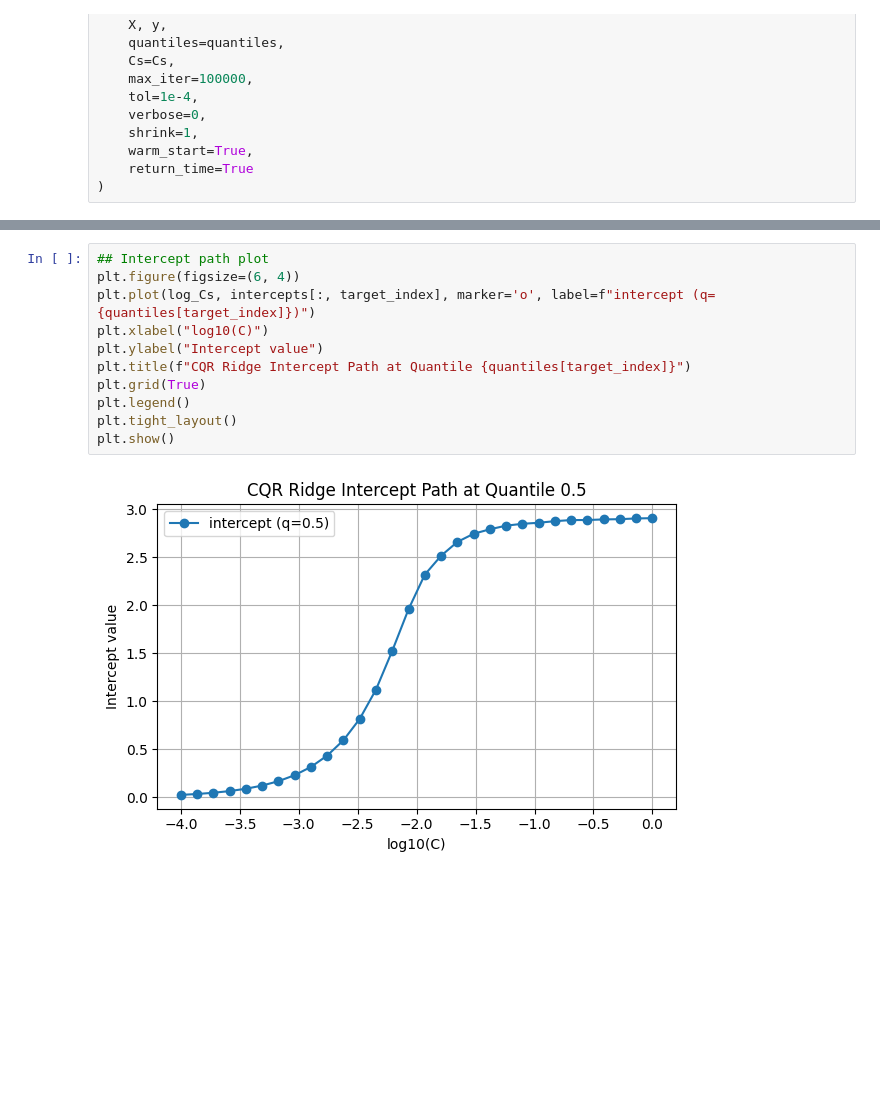
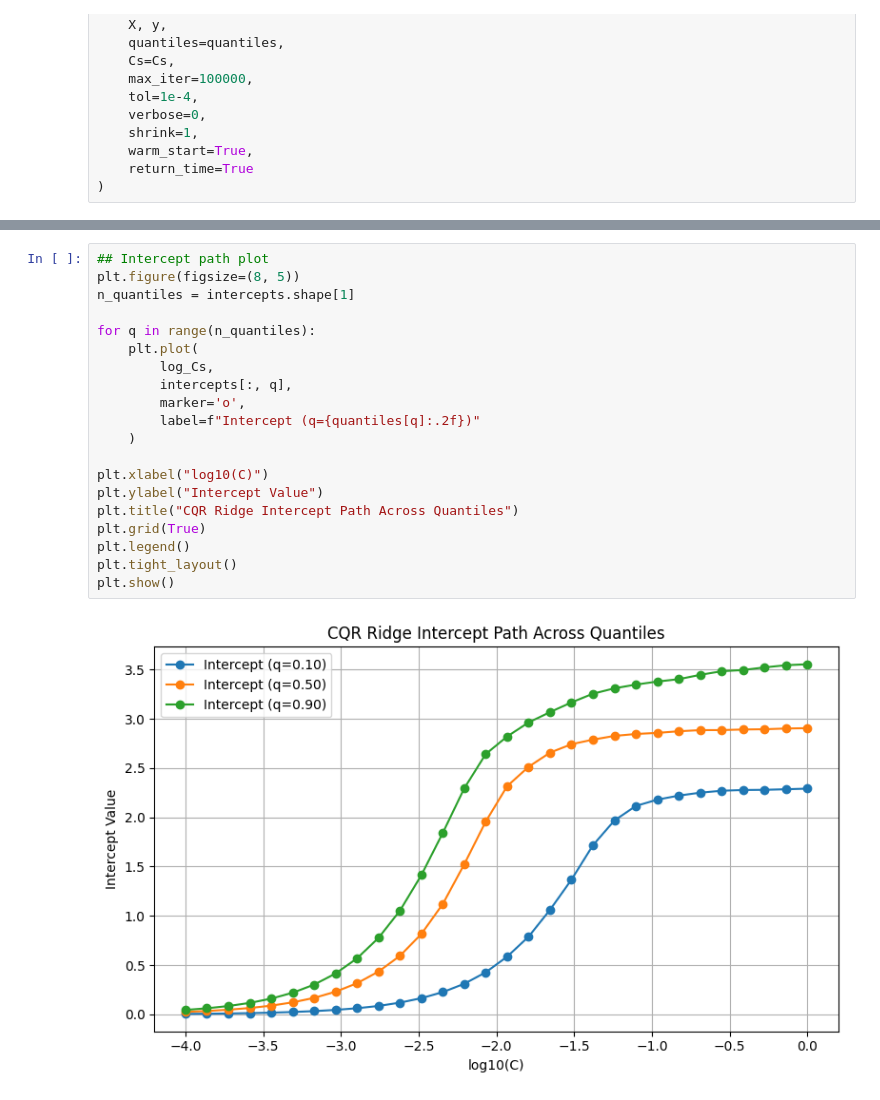
Before and after one commit to softmin/ReHLine-python, a Jupyter notebook: doc/source/examples/Path_solution.ipynb, the cells around one changed output, grey strips where cells are left out. Saved outputs shown, nothing was run; the diff lists cells and outputs as text; blank space fills up the shorter version.

Commit message:
add intercept plot

```diff
--- a/doc/source/examples/Path_solution.ipynb
+++ b/doc/source/examples/Path_solution.ipynb
@@ -202,14 +204,23 @@ plt.show()
 [figure]
 # %%
 ## Intercept path plot
-plt.figure(figsize=(6, 4))
-plt.plot(log_Cs, intercepts[:, target_index], marker='o', label=f"intercept (q={quantiles[target_index]})")
+plt.figure(figsize=(8, 5))
+n_quantiles = intercepts.shape[1]
+
+for q in range(n_quantiles):
+    plt.plot(
+        log_Cs,
+        intercepts[:, q],
+        marker='o',
+        label=f"Intercept (q={quantiles[q]:.2f})"
+    )
+
 plt.xlabel("log10(C)")
-plt.ylabel("Intercept value")
-plt.title(f"CQR Ridge Intercept Path at Quantile {quantiles[target_index]}")
+plt.ylabel("Intercept Value")
+plt.title("CQR Ridge Intercept Path Across Quantiles")
 plt.grid(True)
 plt.legend()
 plt.tight_layout()
 plt.show()
 # %% [output]
-[figure, old version]
+[figure, new version]
```
Also changed, not shown: parts of 1 cell of this notebook.
